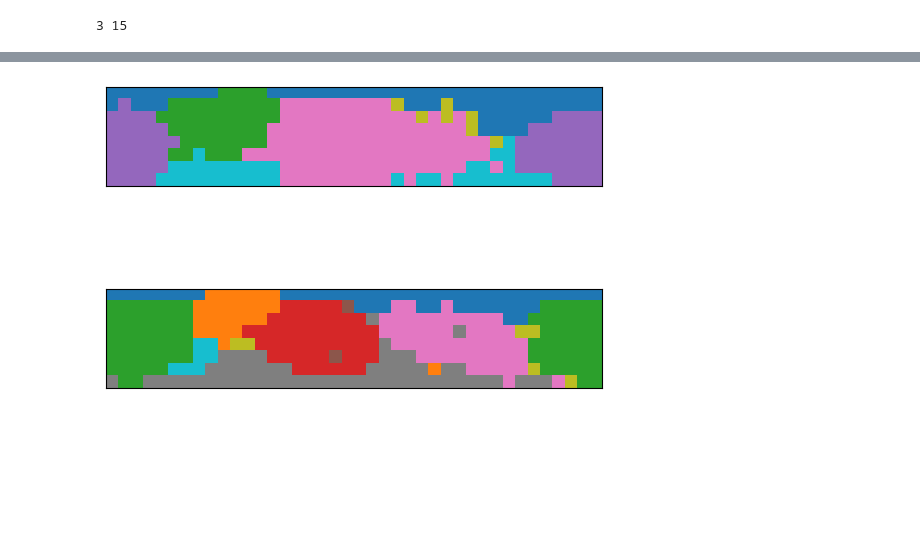
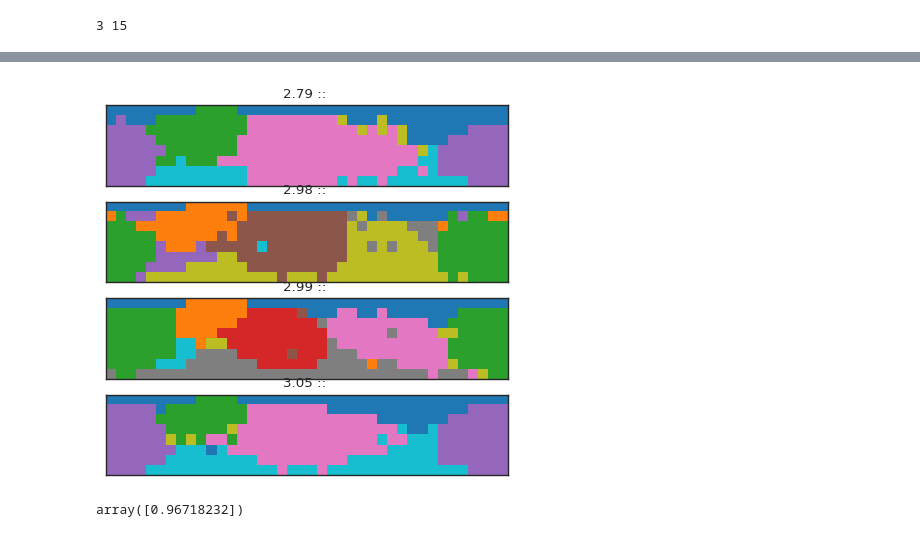
Before and after one commit to alexeykosh/2024-convexity-efficient-communication, a Jupyter notebook: color_split_v2.ipynb, the cells around one changed output, grey strips where cells are left out. Drawn from its saved outputs; the diff is of its cells as text; code cells hidden in the pictures; blank space fills up the shorter version.

```diff
--- a/color_split_v2.ipynb
+++ b/color_split_v2.ipynb
@@ -153,9 +161,16 @@ results = generate_grid(n = 30000,
+# %%
+# dump results to pickle
+# with open('data/convex_cluster_results.pkl', 'wb') as f:
+#     pickle.dump(results, f)
+
+# import results from pickle
+with open('data/convex_cluster_results.pkl', 'rb') as f:
+    results = pickle.load(f)
 # %%
 mdl_values, conv_values, cost_values, categ, param_dict, lgs = results
-# %%
-# dump results to pickle
-with open('data/convex_cluster_results.pkl', 'wb') as f:
-    pickle.dump(results, f)
+# %%
+# recompute mdl_values
+mdl_values = [compression(l) for l in lgs]
 # %%
 # iterate over cost_values, if a value is inf, then remove it from the list and from the other lists
 for i, val in enumerate(cost_values):
@@ -427,13 +687,0 @@ plot_n_neighbours(random_indexes, 4)
-# %%
-# plot lgs in th epareto front
-fig, ax = plt.subplots(len(pareto_front_indices), 1)
-for i, ax in enumerate(ax):
-    ax.imshow(lgs[pareto_front_indices[i]], cmap='tab10', interpolation='none')
-    ax.set_xticks([])
-    ax.set_yticks([])
-    # ax.set_title(f'{mdl_values[pareto_front_indices[i]]:.2f} :: '
-    #              f'{cost_values[pareto_front_indices[i]]:.2f}')
-# plt.tight_layout()
-# save to pdf
-plt.savefig('figures/pareto_front_lgs.pdf', bbox_inches='tight')
-plt.show()
@@ -442,14 +688,21 @@ plt.show()
 # %%
 # plot the language with the lowest complexity from real languages
 # mdl_index = np.argmin(simplicity_values)
 # index the first two smallest values from simplicity_values
-mdl_index = np.argsort(simplicity_values)[:2]
+mdl_index = np.argsort(simplicity_values)[:4]
 # plot the labgugge with the lowest mdl
-fig, ax = plt.subplots(2, 1)
-for i in range(2):
+fig, ax = plt.subplots(4, 1)
+for i in range(4):
+    # print(mdl_index[i])
+    # print(simplicity_values[mdl_index[i]])
+    ax[i].set_title(f'{simplicity_values[mdl_index[i]]:.2f} :: ')
     ax[i].imshow(lg_color[mdl_index[i]], cmap='tab10', interpolation='none')
     ax[i].set_xticks([])
     ax[i].set_yticks([])
 plt.show()
 # %% [output]
-[figure, old version]
+[figure, new version]
+# %%
+degree_of_convexity(np.expand_dims(lg_color[mdl_index[0]], axis=0))
+# %% [output]
+array([0.96718232])
```
Also changed, not shown: parts of 29 cells of this notebook, 3 other files.
